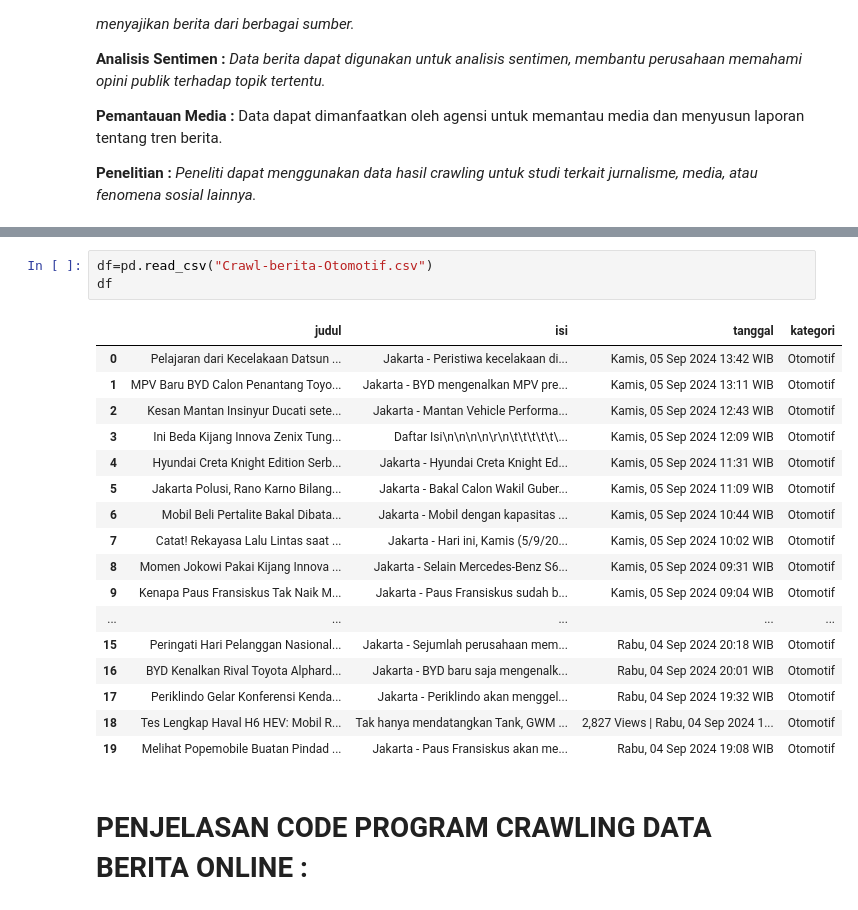
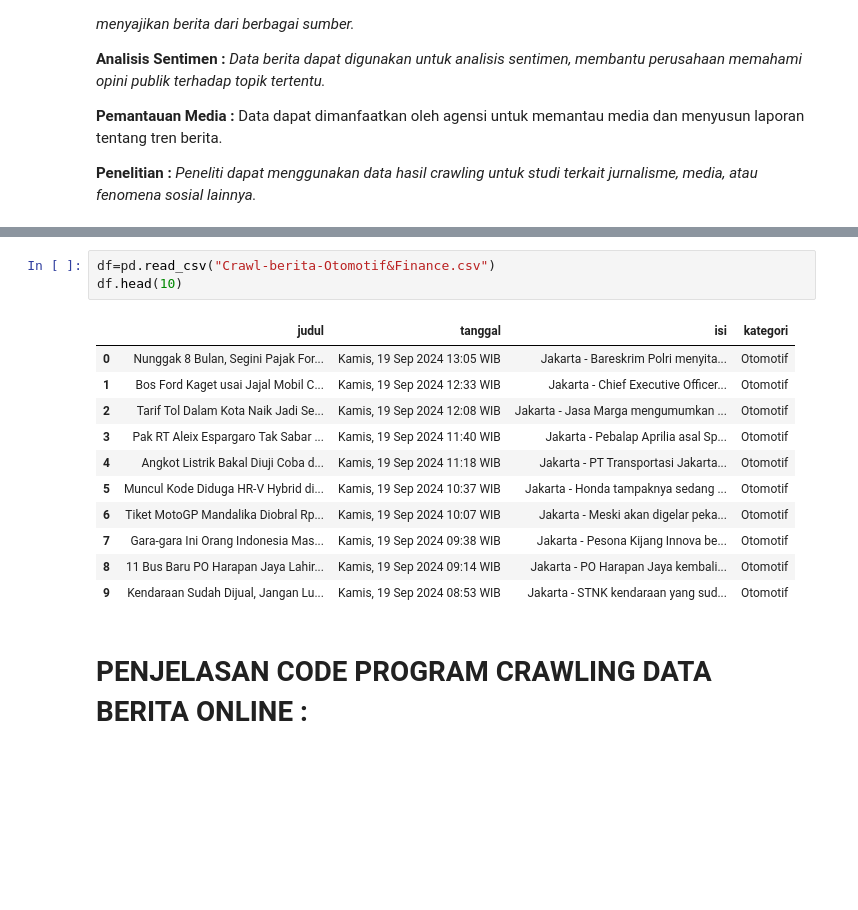
Before and after one commit to Iqbalsuryaa/PPWA, a Jupyter notebook: _sources/Tugas-PPWA/Tugas01.ipynb, the cells around one changed output, grey strips where cells are left out. Saved outputs shown, nothing was run; the diff lists cells and outputs as text; blank space fills up the shorter version.

```diff
--- a/_sources/Tugas-PPWA/Tugas01.ipynb
+++ b/_sources/Tugas-PPWA/Tugas01.ipynb
@@ -280,23 +315,17 @@ Melihat Popemobile Buatan Pindad yang Dipakai Paus Fransiskus di GBK
 # %%
-df=pd.read_csv("Crawl-berita-Otomotif.csv")
-df
+df=pd.read_csv("Crawl-berita-Otomotif&Finance.csv")
+df.head(10)
 # %% [output]
-|  | judul | isi | tanggal | kategori |
-| 0 | Pelajaran dari Kecelakaan Datsun ... | Jakarta - Peristiwa kecelakaan di... | Kamis, 05 Sep 2024 13:42 WIB | Otomotif |
-| 1 | MPV Baru BYD Calon Penantang Toyo... | Jakarta - BYD mengenalkan MPV pre... | Kamis, 05 Sep 2024 13:11 WIB | Otomotif |
-| 2 | Kesan Mantan Insinyur Ducati sete... | Jakarta - Mantan Vehicle Performa... | Kamis, 05 Sep 2024 12:43 WIB | Otomotif |
-| 3 | Ini Beda Kijang Innova Zenix Tung... | Daftar Isi\n\n\n\n\r\n\t\t\t\t\t\... | Kamis, 05 Sep 2024 12:09 WIB | Otomotif |
-| 4 | Hyundai Creta Knight Edition Serb... | Jakarta - Hyundai Creta Knight Ed... | Kamis, 05 Sep 2024 11:31 WIB | Otomotif |
-| 5 | Jakarta Polusi, Rano Karno Bilang... | Jakarta - Bakal Calon Wakil Guber... | Kamis, 05 Sep 2024 11:09 WIB | Otomotif |
-| 6 | Mobil Beli Pertalite Bakal Dibata... | Jakarta - Mobil dengan kapasitas ... | Kamis, 05 Sep 2024 10:44 WIB | Otomotif |
-| 7 | Catat! Rekayasa Lalu Lintas saat ... | Jakarta - Hari ini, Kamis (5/9/20... | Kamis, 05 Sep 2024 10:02 WIB | Otomotif |
-| 8 | Momen Jokowi Pakai Kijang Innova ... | Jakarta - Selain Mercedes-Benz S6... | Kamis, 05 Sep 2024 09:31 WIB | Otomotif |
-| 9 | Kenapa Paus Fransiskus Tak Naik M... | Jakarta - Paus Fransiskus sudah b... | Kamis, 05 Sep 2024 09:04 WIB | Otomotif |
-| ... | ... | ... | ... | ... |
-| 15 | Peringati Hari Pelanggan Nasional... | Jakarta - Sejumlah perusahaan mem... | Rabu, 04 Sep 2024 20:18 WIB | Otomotif |
-| 16 | BYD Kenalkan Rival Toyota Alphard... | Jakarta - BYD baru saja mengenalk... | Rabu, 04 Sep 2024 20:01 WIB | Otomotif |
-| 17 | Periklindo Gelar Konferensi Kenda... | Jakarta - Periklindo akan menggel... | Rabu, 04 Sep 2024 19:32 WIB | Otomotif |
-| 18 | Tes Lengkap Haval H6 HEV: Mobil R... | Tak hanya mendatangkan Tank, GWM ... | 2,827 Views | Rabu, 04 Sep 2024 1... | Otomotif |
-| 19 | Melihat Popemobile Buatan Pindad ... | Jakarta - Paus Fransiskus akan me... | Rabu, 04 Sep 2024 19:08 WIB | Otomotif |
+|  | judul | tanggal | isi | kategori |
+| 0 | Nunggak 8 Bulan, Segini Pajak For... | Kamis, 19 Sep 2024 13:05 WIB | Jakarta - Bareskrim Polri menyita... | Otomotif |
+| 1 | Bos Ford Kaget usai Jajal Mobil C... | Kamis, 19 Sep 2024 12:33 WIB | Jakarta - Chief Executive Officer... | Otomotif |
+| 2 | Tarif Tol Dalam Kota Naik Jadi Se... | Kamis, 19 Sep 2024 12:08 WIB | Jakarta - Jasa Marga mengumumkan ... | Otomotif |
+| 3 | Pak RT Aleix Espargaro Tak Sabar ... | Kamis, 19 Sep 2024 11:40 WIB | Jakarta - Pebalap Aprilia asal Sp... | Otomotif |
+| 4 | Angkot Listrik Bakal Diuji Coba d... | Kamis, 19 Sep 2024 11:18 WIB | Jakarta - PT Transportasi Jakarta... | Otomotif |
+| 5 | Muncul Kode Diduga HR-V Hybrid di... | Kamis, 19 Sep 2024 10:37 WIB | Jakarta - Honda tampaknya sedang ... | Otomotif |
+| 6 | Tiket MotoGP Mandalika Diobral Rp... | Kamis, 19 Sep 2024 10:07 WIB | Jakarta - Meski akan digelar peka... | Otomotif |
+| 7 | Gara-gara Ini Orang Indonesia Mas... | Kamis, 19 Sep 2024 09:38 WIB | Jakarta - Pesona Kijang Innova be... | Otomotif |
+| 8 | 11 Bus Baru PO Harapan Jaya Lahir... | Kamis, 19 Sep 2024 09:14 WIB | Jakarta - PO Harapan Jaya kembali... | Otomotif |
+| 9 | Kendaraan Sudah Dijual, Jangan Lu... | Kamis, 19 Sep 2024 08:53 WIB | Jakarta - STNK kendaraan yang sud... | Otomotif |
 # %% [markdown]
 # PENJELASAN CODE PROGRAM **CRAWLING DATA BERITA ONLINE :**
```
Also changed, not shown: parts of 16 cells of this notebook, 18 other files.
